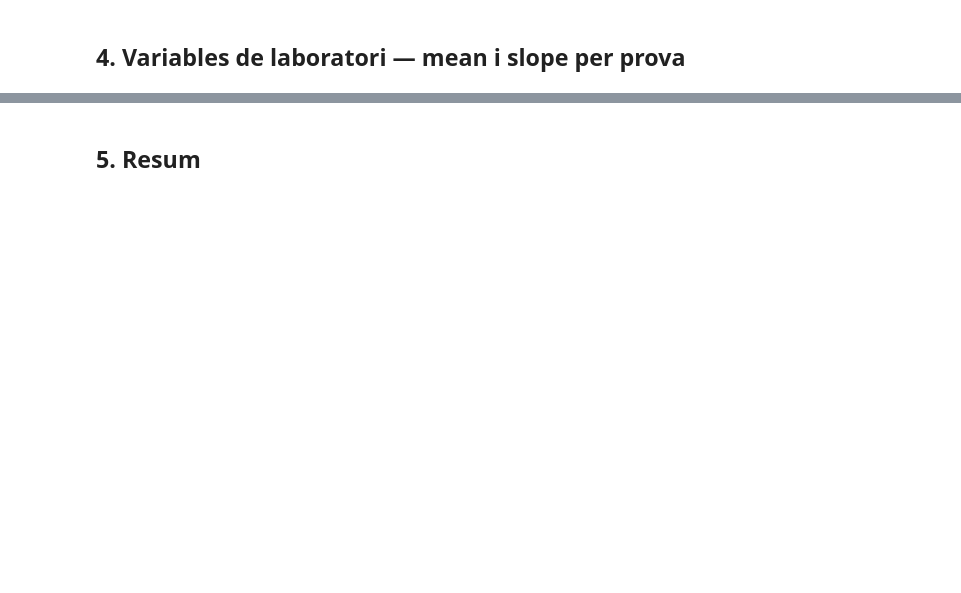
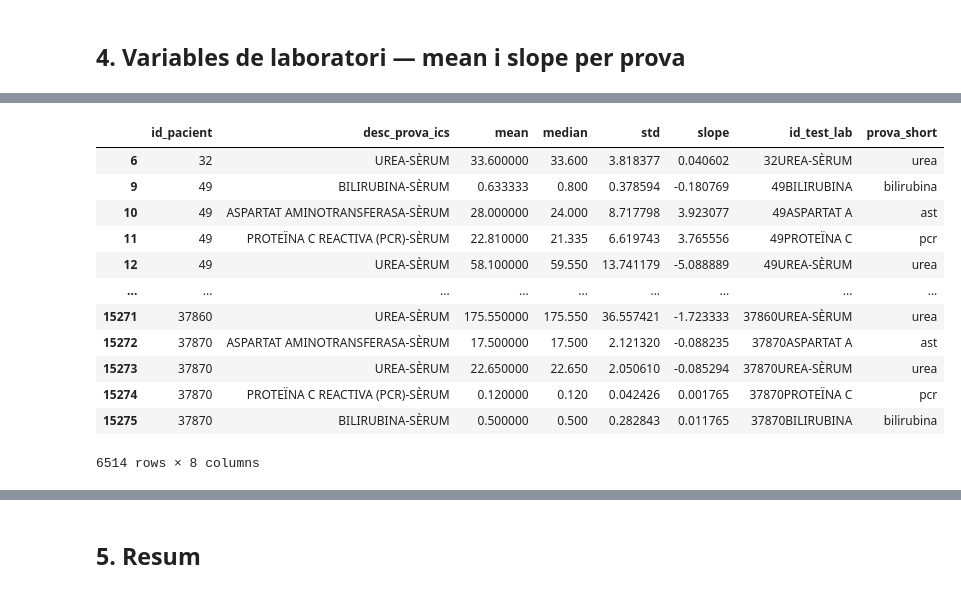
Before and after one commit to Marc-yes/TFG_MarcRoda, a Jupyter notebook: data/build_dataset.ipynb, the cells around one changed output, grey strips where cells are left out. Drawn from its saved outputs; the diff is of its cells as text; code cells hidden in the pictures; blank space fills up the shorter version.

```diff
--- a/data/build_dataset.ipynb
+++ b/data/build_dataset.ipynb
@@ -71,0 +189,16 @@ for file, (visit_id_col, new_col) in visit_tables.items():
+# %%
+lab[lab["slope"].notna()]
+# %% [output]
+|  | id_pacient | desc_prova_ics | mean | median | std | slope | id_test_lab | prova_short |
+| 6 | 32 | UREA-SÈRUM | 33.600000 | 33.600 | 3.818377 | 0.040602 | 32UREA-SÈRUM | urea |
+| 9 | 49 | BILIRUBINA-SÈRUM | 0.633333 | 0.800 | 0.378594 | -0.180769 | 49BILIRUBINA | bilirubina |
+| 10 | 49 | ASPARTAT AMINOTRANSFERASA-SÈRUM | 28.000000 | 24.000 | 8.717798 | 3.923077 | 49ASPARTAT A | ast |
+| 11 | 49 | PROTEÏNA C REACTIVA (PCR)-SÈRUM | 22.810000 | 21.335 | 6.619743 | 3.765556 | 49PROTEÏNA C | pcr |
+| 12 | 49 | UREA-SÈRUM | 58.100000 | 59.550 | 13.741179 | -5.088889 | 49UREA-SÈRUM | urea |
+| ... | ... | ... | ... | ... | ... | ... | ... | ... |
+| 15271 | 37860 | UREA-SÈRUM | 175.550000 | 175.550 | 36.557421 | -1.723333 | 37860UREA-SÈRUM | urea |
+| 15272 | 37870 | ASPARTAT AMINOTRANSFERASA-SÈRUM | 17.500000 | 17.500 | 2.121320 | -0.088235 | 37870ASPARTAT A | ast |
+| 15273 | 37870 | UREA-SÈRUM | 22.650000 | 22.650 | 2.050610 | -0.085294 | 37870UREA-SÈRUM | urea |
+| 15274 | 37870 | PROTEÏNA C REACTIVA (PCR)-SÈRUM | 0.120000 | 0.120 | 0.042426 | 0.001765 | 37870PROTEÏNA C | pcr |
+| 15275 | 37870 | BILIRUBINA-SÈRUM | 0.500000 | 0.500 | 0.282843 | 0.011765 | 37870BILIRUBINA | bilirubina |
+6514 rows × 8 columns
```
Also changed, not shown: parts of 24 cells of this notebook.
